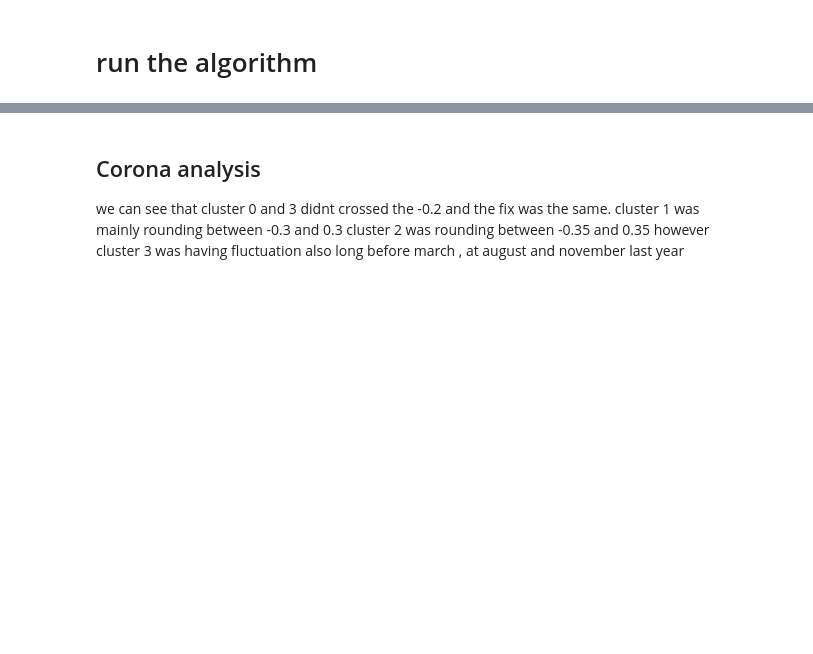
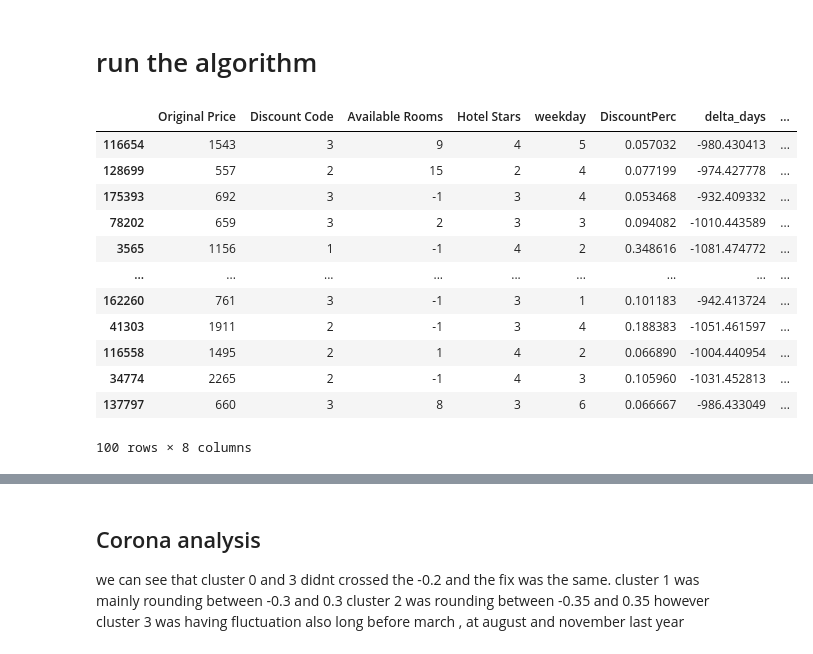
Before and after one commit to JefZevikw/MachineLearning, a Jupyter notebook: hotels.ipynb, the cells around one changed output, grey strips where cells are left out. Cells and saved outputs as stored; diff of their text form; code cells hidden in the pictures; blank space fills up the shorter version.

```diff
--- a/hotels.ipynb
+++ b/hotels.ipynb
@@ -632,0 +650,30 @@ df_train.head(100)
+# %%
+#df_train_bkup = df_train.copy()
+
+#df_train = df_train.drop("Available Rooms" ,axis=1 )
+#df_train = df_train.drop("Discount Code" ,axis=1 )
+#df_train = df_train.drop("Hotel Stars" ,axis=1 )
+#df_train = df_train.drop("weekday" ,axis=1 )
+#df_train = df_train.drop("Discount" ,axis=1 )
+#df_train = df_train.drop("delta_days" ,axis=1 )
+df_train = df_train.drop("Discount Price" ,axis=1 )
+
+
+df_train = df_train.drop("Discount" ,axis=1 )
+
+
+df_train.head(100)
+# %% [output]
+|  | Original Price | Discount Code | Available Rooms | Hotel Stars | weekday | DiscountPerc | delta_days | ... |
+| 116654 | 1543 | 3 | 9 | 4 | 5 | 0.057032 | -980.430413 | ... |
+| 128699 | 557 | 2 | 15 | 2 | 4 | 0.077199 | -974.427778 | ... |
+| 175393 | 692 | 3 | -1 | 3 | 4 | 0.053468 | -932.409332 | ... |
+| 78202 | 659 | 3 | 2 | 3 | 3 | 0.094082 | -1010.443589 | ... |
+| 3565 | 1156 | 1 | -1 | 4 | 2 | 0.348616 | -1081.474772 | ... |
+| ... | ... | ... | ... | ... | ... | ... | ... | ... |
+| 162260 | 761 | 3 | -1 | 3 | 1 | 0.101183 | -942.413724 | ... |
+| 41303 | 1911 | 2 | -1 | 3 | 4 | 0.188383 | -1051.461597 | ... |
+| 116558 | 1495 | 2 | 1 | 4 | 2 | 0.066890 | -1004.440954 | ... |
+| 34774 | 2265 | 2 | -1 | 4 | 3 | 0.105960 | -1031.452813 | ... |
+| 137797 | 660 | 3 | 8 | 3 | 6 | 0.066667 | -986.433049 | ... |
+100 rows × 8 columns
```
Also changed, not shown: parts of 19 cells of this notebook.
